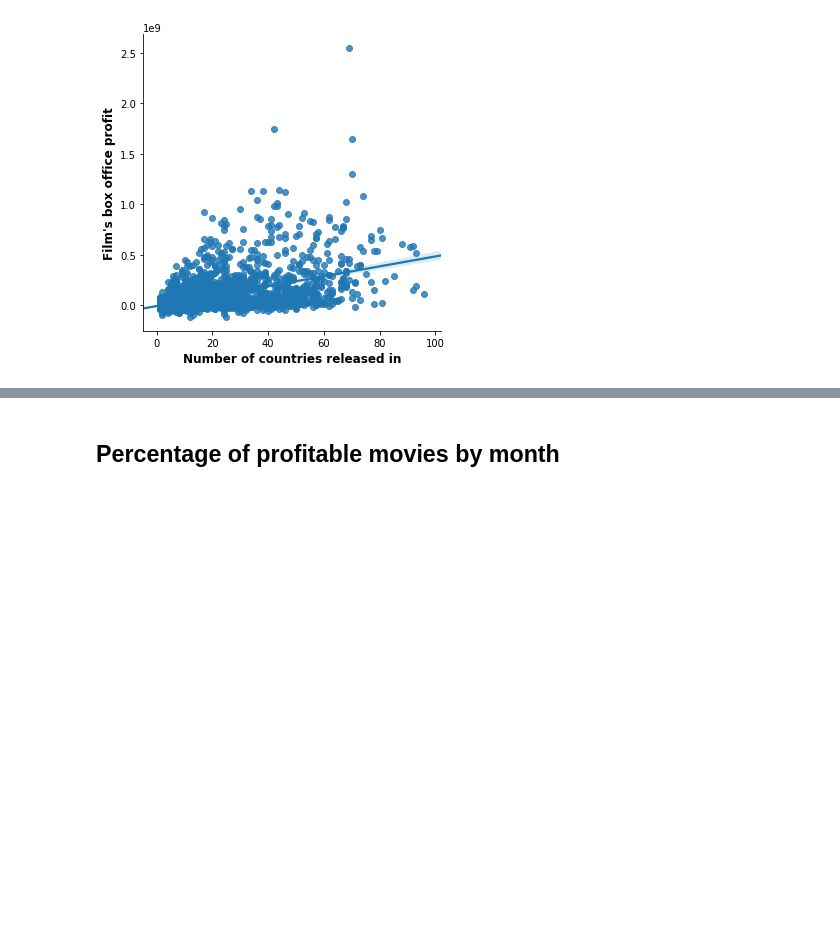
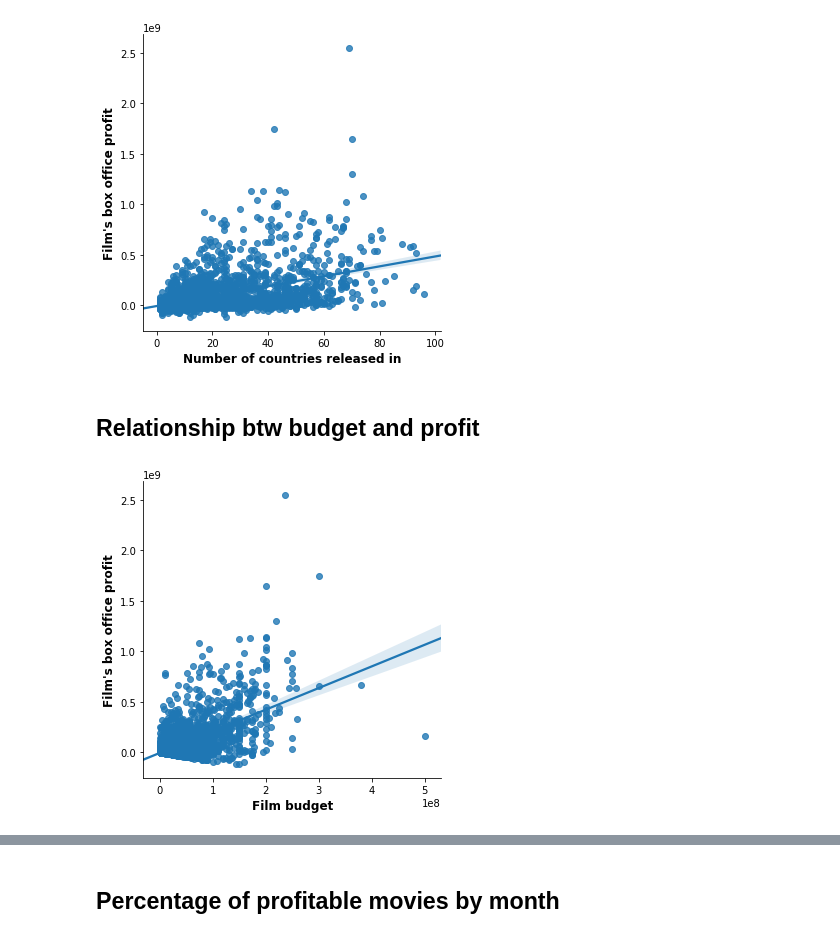
Before and after one commit to ryanlrappa/film-profit-prediction, a Jupyter notebook: jupyter_notebooks/5_EDA.ipynb, the cells around one changed output, grey strips where cells are left out. Cells and saved outputs as stored; diff of their text form; code cells hidden in the pictures; blank space fills up the shorter version.

```diff
--- a/jupyter_notebooks/5_EDA.ipynb
+++ b/jupyter_notebooks/5_EDA.ipynb
@@ -95,3 +97,16 @@ plt.ylabel("Film's box office profit", fontweight='bold', fontsize=12)
 plt.show()
 # %% [output]
 [figure]
+# %% [markdown]
+## Relationship btw budget and profit
+# %%
+sns.lmplot('budget', 'profit', df)
+plt.xlabel("Film budget", fontweight='bold', fontsize=12)
+plt.ylabel("Film's box office profit", fontweight='bold', fontsize=12)
+# plt.ylim(0, 5)  #toggle/adjust for zooming
+# plt.xlim(0, 5)  #toggle/adjust for zooming
+plt.show()
+
+#data is all over the place:
+# %% [output]
+[figure, added]
```
Also changed, not shown: parts of 7 cells of this notebook, 2 other files.
